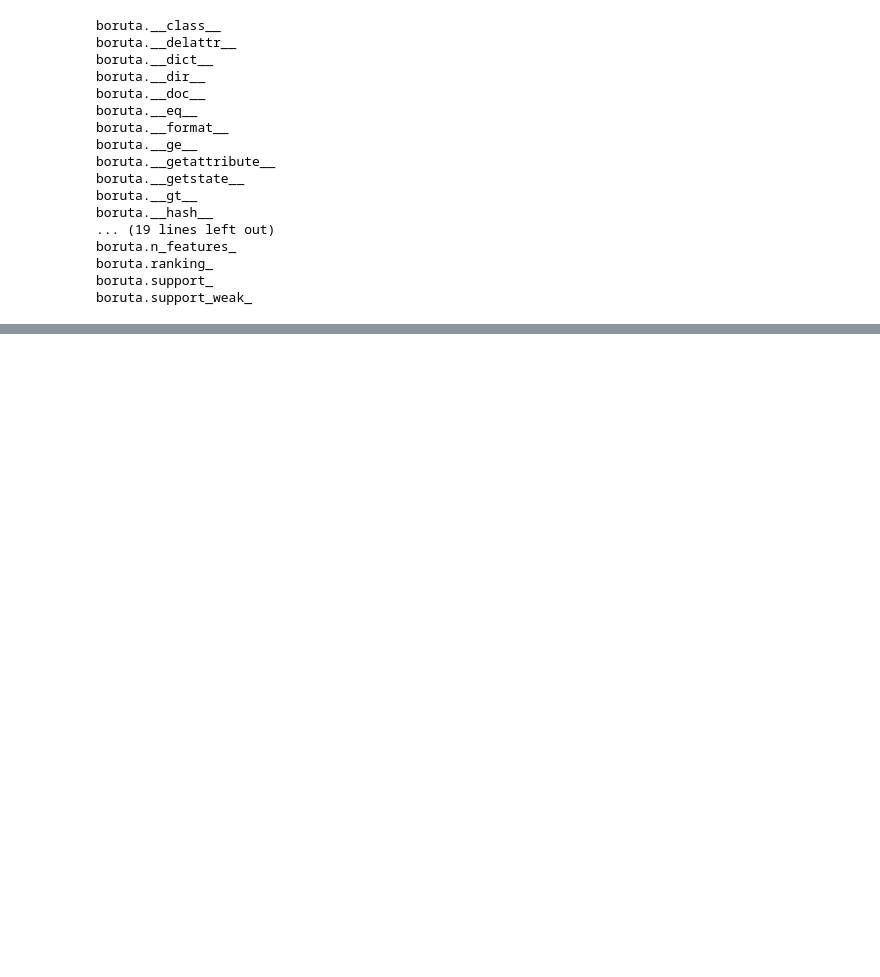
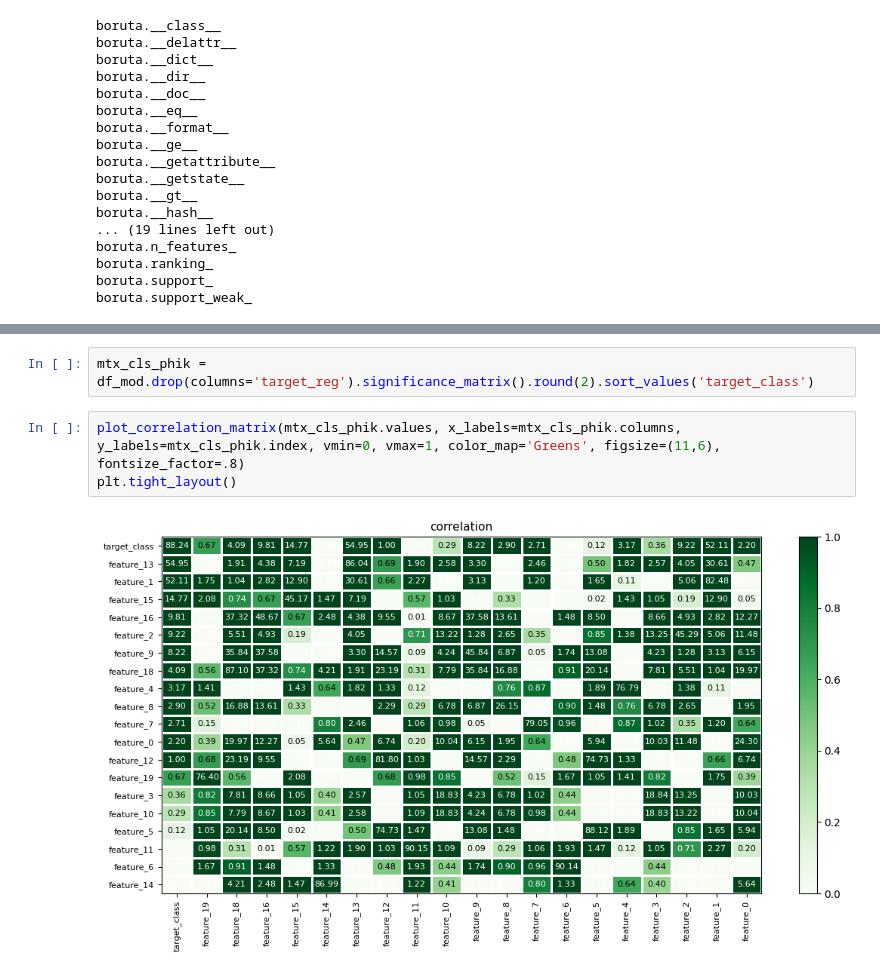
Before and after one commit to meshvedov/competition-ds, a Jupyter notebook: 3_3_Feature_Selection_HW.ipynb, the cells around one changed output, grey strips where cells are left out. Saved outputs shown, nothing was run; the diff lists cells and outputs as text; blank space fills up the shorter version.

```diff
--- a/3_3_Feature_Selection_HW.ipynb
+++ b/3_3_Feature_Selection_HW.ipynb
@@ -171,0 +193,7 @@ boruta.support_weak_
+# %%
+mtx_cls_phik = df_mod.drop(columns='target_reg').significance_matrix().round(2).sort_values('target_class')
+# %%
+plot_correlation_matrix(mtx_cls_phik.values, x_labels=mtx_cls_phik.columns, y_labels=mtx_cls_phik.index, vmin=0, vmax=1, color_map='Greens', figsize=(11,6), fontsize_factor=.8)
+plt.tight_layout()
+# %% [output]
+[figure, added]
```
Also changed, not shown: parts of 24 cells of this notebook.
